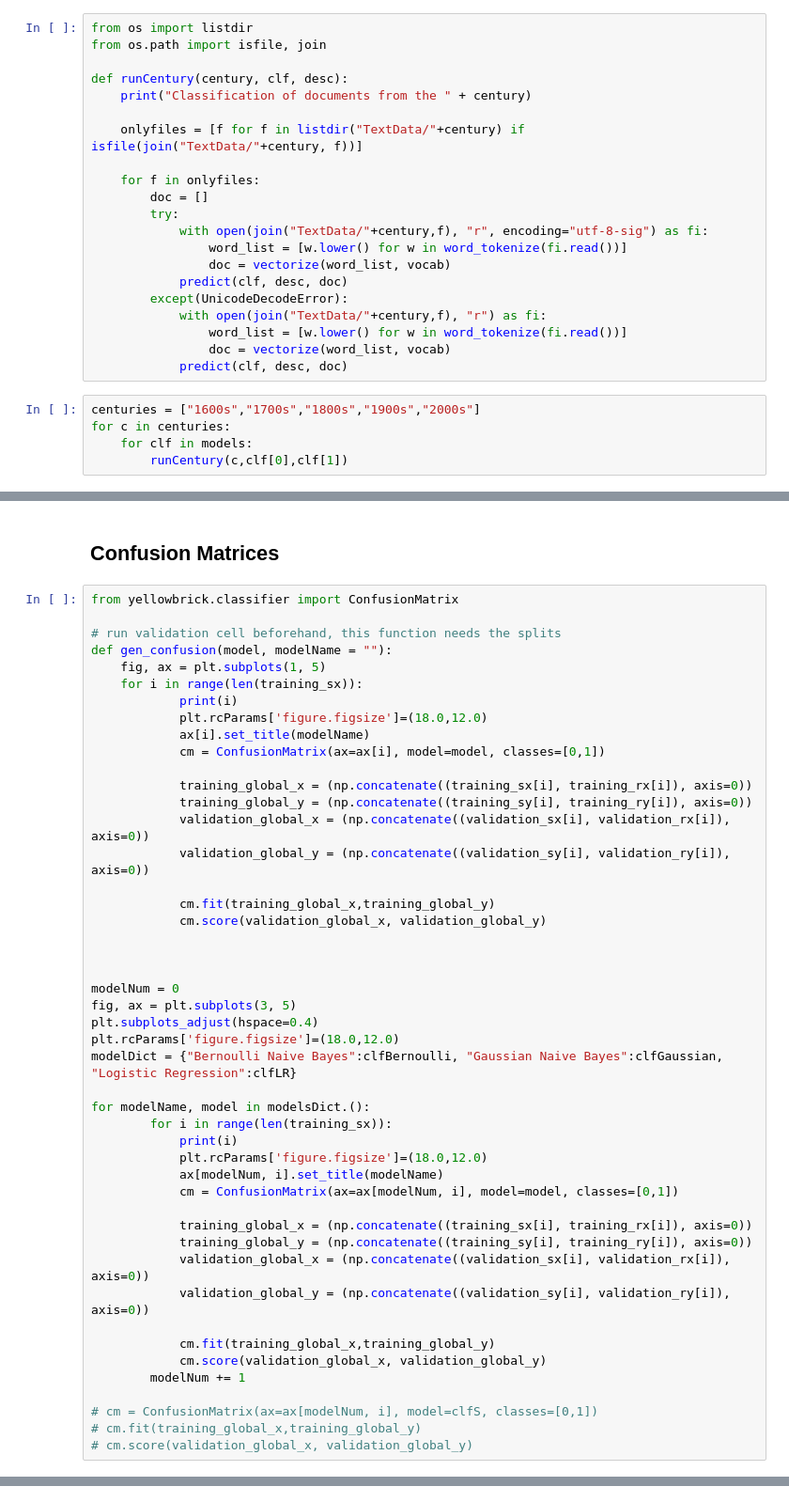
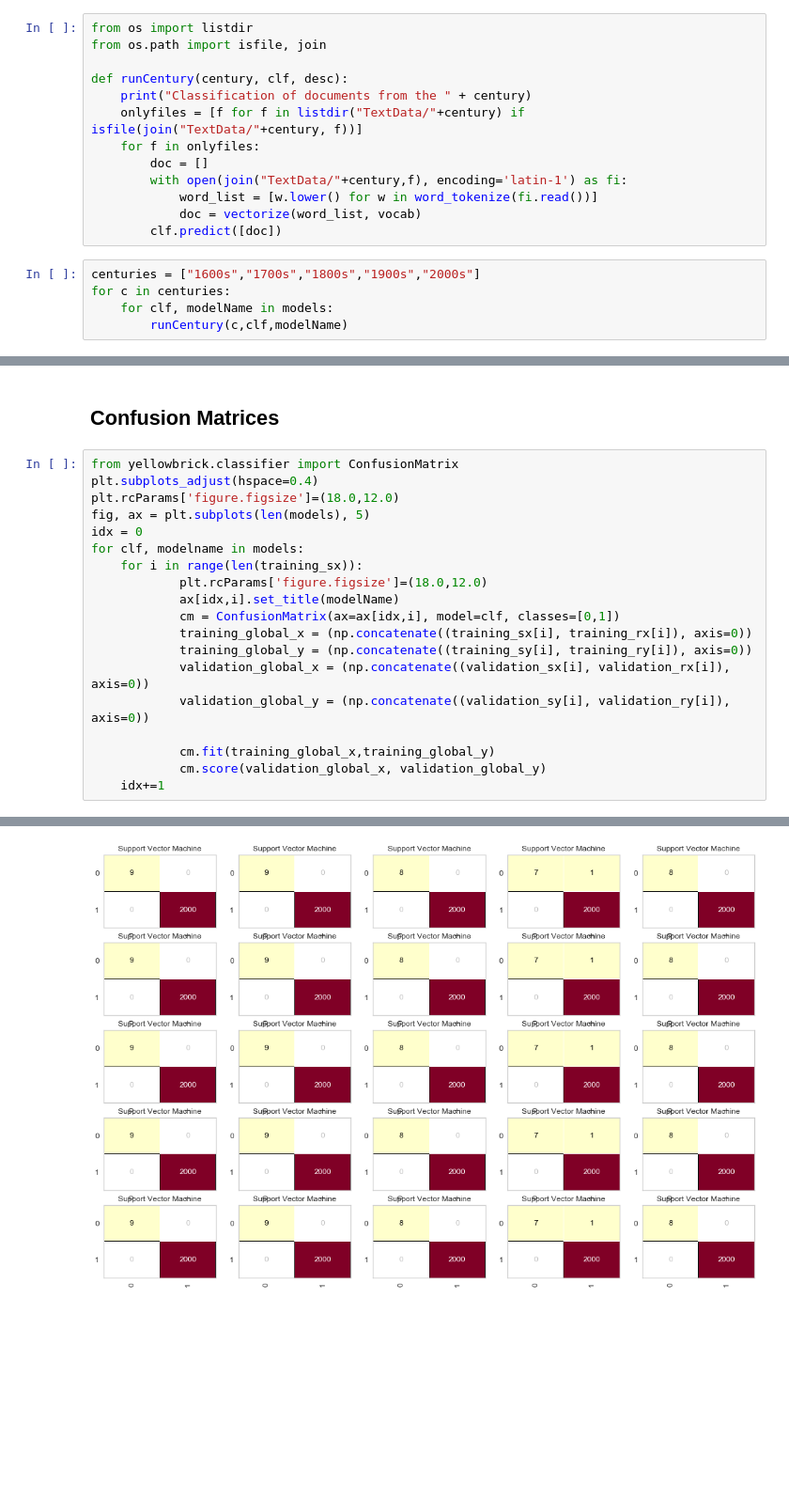
Before and after one commit to monishramadoss/CS178_FinalProject, a Jupyter notebook: Hw_5.ipynb, the cells around one changed output, grey strips where cells are left out. Shown at 94% size. Saved outputs shown, nothing was run; the diff lists cells and outputs as text; blank space fills up the shorter version.

Commit message:
finished confusion matrix

```diff
--- a/Hw_5.ipynb
+++ b/Hw_5.ipynb
@@ -544,23 +684,15 @@ from os.path import isfile, join
 
 def runCentury(century, clf, desc):
     print("Classification of documents from the " + century)
-
     onlyfiles = [f for f in listdir("TextData/"+century) if isfile(join("TextData/"+century, f))]
-
     for f in onlyfiles:
         doc = []
-        try:
-            with open(join("TextData/"+century,f), "r", encoding="utf-8-sig") as fi:
-                word_list = [w.lower() for w in word_tokenize(fi.read())]
-                doc = vectorize(word_list, vocab)
-            predict(clf, desc, doc)
-        except(UnicodeDecodeError):
-            with open(join("TextData/"+century,f), "r") as fi:
-                word_list = [w.lower() for w in word_tokenize(fi.read())]
-                doc = vectorize(word_list, vocab)
-            predict(clf, desc, doc)
+        with open(join("TextData/"+century,f), encoding='latin-1') as fi:
+            word_list = [w.lower() for w in word_tokenize(fi.read())]
+            doc = vectorize(word_list, vocab)
+        clf.predict([doc])
 # %%
 centuries = ["1600s","1700s","1800s","1900s","2000s"]
 for c in centuries:
-    for clf in models:
-        runCentury(c,clf[0],clf[1])
+    for clf, modelName in models:
+        runCentury(c,clf,modelName)
@@ -568,16 +718,15 @@ for c in centuries:
 ## Confusion Matrices
 # %%
 from yellowbrick.classifier import ConfusionMatrix
-
-# run validation cell beforehand, this function needs the splits
-def gen_confusion(model, modelName = ""):
-    fig, ax = plt.subplots(1, 5)
+plt.subplots_adjust(hspace=0.4)
+plt.rcParams['figure.figsize']=(18.0,12.0)
+fig, ax = plt.subplots(len(models), 5)
+idx = 0
+for clf, modelname in models:
     for i in range(len(training_sx)):
-            print(i)
             plt.rcParams['figure.figsize']=(18.0,12.0)
-            ax[i].set_title(modelName)
-            cm = ConfusionMatrix(ax=ax[i], model=model, classes=[0,1])
-
+            ax[idx,i].set_title(modelName)
+            cm = ConfusionMatrix(ax=ax[idx,i], model=clf, classes=[0,1])
             training_global_x = (np.concatenate((training_sx[i], training_rx[i]), axis=0))
             training_global_y = (np.concatenate((training_sy[i], training_ry[i]), axis=0))
             validation_global_x = (np.concatenate((validation_sx[i], validation_rx[i]), axis=0))
@@ -585,31 +734,5 @@ def gen_confusion(model, modelName = ""):
 
             cm.fit(training_global_x,training_global_y)
             cm.score(validation_global_x, validation_global_y)
-
-
-
-modelNum = 0
-fig, ax = plt.subplots(3, 5)
-plt.subplots_adjust(hspace=0.4)
-plt.rcParams['figure.figsize']=(18.0,12.0)
-modelDict = {"Bernoulli Naive Bayes":clfBernoulli, "Gaussian Naive Bayes":clfGaussian, "Logistic Regression":clfLR}
-
-for modelName, model in modelsDict.():
-        for i in range(len(training_sx)):
-            print(i)
-            plt.rcParams['figure.figsize']=(18.0,12.0)
-            ax[modelNum, i].set_title(modelName)
-            cm = ConfusionMatrix(ax=ax[modelNum, i], model=model, classes=[0,1])
-
-            training_global_x = (np.concatenate((training_sx[i], training_rx[i]), axis=0))
-            training_global_y = (np.concatenate((training_sy[i], training_ry[i]), axis=0))
-            validation_global_x = (np.concatenate((validation_sx[i], validation_rx[i]), axis=0))
-            validation_global_y = (np.concatenate((validation_sy[i], validation_ry[i]), axis=0))
-
-            cm.fit(training_global_x,training_global_y)
-            cm.score(validation_global_x, validation_global_y)
-        modelNum += 1
-
-# cm = ConfusionMatrix(ax=ax[modelNum, i], model=clfS, classes=[0,1])
-# cm.fit(training_global_x,training_global_y)
-# cm.score(validation_global_x, validation_global_y)
+    idx+=1
+# %% [output]
@@ -615,0 +740 @@ for modelName, model in modelsDict.():
+[figure, added]
```
Also changed, not shown: parts of 20 cells of this notebook.
